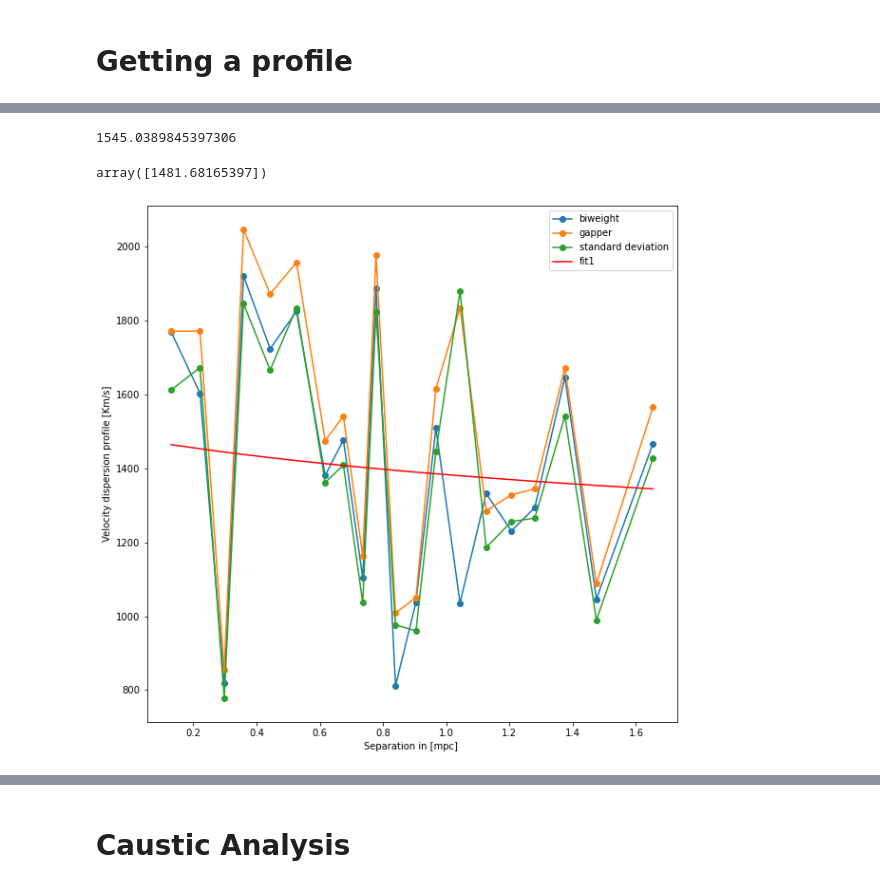
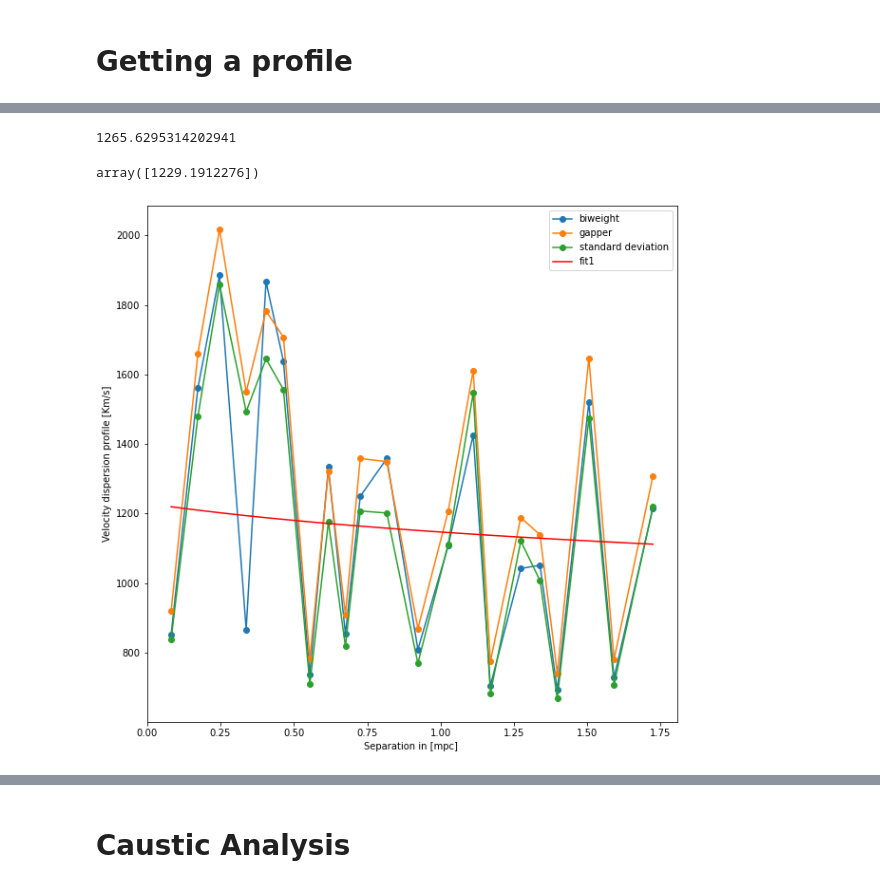
Before and after one commit to katul3767/Mass-of-galaxy-cluster, a Jupyter notebook: Jeans and Caustic method.ipynb, the cells around one changed output, grey strips where cells are left out. Saved outputs shown, nothing was run; the diff lists cells and outputs as text; code cells hidden in the pictures.

```diff
--- a/Jeans and Caustic method.ipynb
+++ b/Jeans and Caustic method.ipynb
@@ -28,9 +28,9 @@ failed to import sherpa.image.ds9_backend due to
 WARNING: failed to import sherpa.astro.xspec; XSPEC models will not be available
 # %%
 #path_2_data = 'massive_cluster0.fit'  # MACS J0717.5+3745  with 202 members 12 best bins
-#path_2_data = 'massive_cluster4.fit'   # id 33844 with 189 members 9 best bins
+path_2_data = 'massive_cluster4.fit'   # id 33844 with 189 members 9 best bins
 #path_2_data = 'massive_cluster2.fit'    # id 88034 with 199 members 9 best bins
-path_2_data = 'massive_cluster1.fit'    # NA
+#path_2_data = 'massive_cluster1.fit'    # NA
 #print('opening', path_2_data)
 my_file=astropy.io.fits.open(path_2_data)
 #print(my_file[1].data.columns)
@@ -1140,7 +1139,7 @@ array([1584.54830802])
 # %%
 biweight_vdisp(los_v)
 # %% [output]
-1545.0389845397306
+1265.6295314202941
 # %%
 #three different estimation based on the paper @https://articles.adsabs.harvard.edu/pdf/1990AJ....100...32B
 # @https://arxiv.org/abs/2006.05949
@@ -1185,42 +1184,42 @@ def velocity_bins(rf_vel, n):
         """
         yield rf_vel[i:i + n]
 
-num=10
+num=9
 # radial bins
 r_mid=list(velocity_bins(np.sort(r_proj),num))
 
 # mid pt in the each radial bin
 rmid_pt=np.array([np.mean(r_mid[i]) for i in range(len(r_mid))])
 
 # similarly velocity bins
 los=list(velocity_bins(los_v,num))
 
 # dispersion profile using biweight estimator,gapper and standard deviation method
 vdisp=np.array([biweight_vdisp(los[i]) for i in range(len(los))])
 
 vdisp2=np.array([gapper_vdisp(los[i]) for i in range(len(los))])
 
 vdisp3=np.array([np.std(los[i]) for i in range(len(los))])
 
 # fitting using the power law for the line of sight velocity dispersion profile
 popt, pcov = curve_fit(sigma_v,rmid_pt,vdisp3)
 
 # plotting the function
 plt.figure(0, (10, 10))
 #plt.plot(rmid_pt, sigma_v(rmid_pt, *popt), 'r-',label='fit' )
 plt.plot(rmid_pt,vdisp,'o',linestyle= '-',label = 'biweight')
 plt.plot(rmid_pt,vdisp2,'o',linestyle= '-',label = 'gapper')
 plt.plot(rmid_pt,vdisp3,'o',linestyle= '-',label = 'standard deviation')
 #plt.plot(rmid_pt, sigma_v(rmid_pt, *popt), 'r-',label='fit' )
 plt.xlabel('Separation in [mpc] ')
 plt.ylabel('Velocity dispersion profile [Km/s]')
 plt.plot(rmid_pt, sigma_v(rmid_pt, *popt), 'r',label='fit1' )
 plt.legend()
 
 popt
 # %% [output]
-array([1481.68165397])
+array([1229.1912276])
-[figure, old version]
+[figure, new version]
 # %%
 x = r_proj
 y = los_v
```
Also changed, not shown: parts of 46 cells of this notebook.
